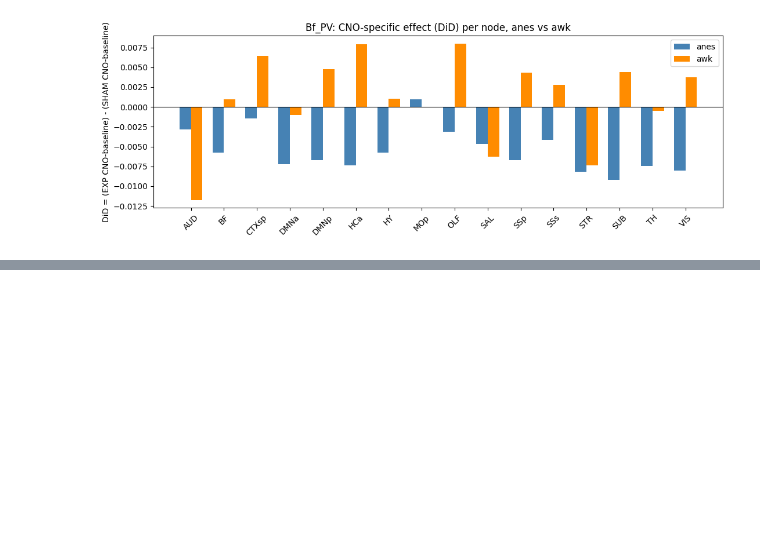
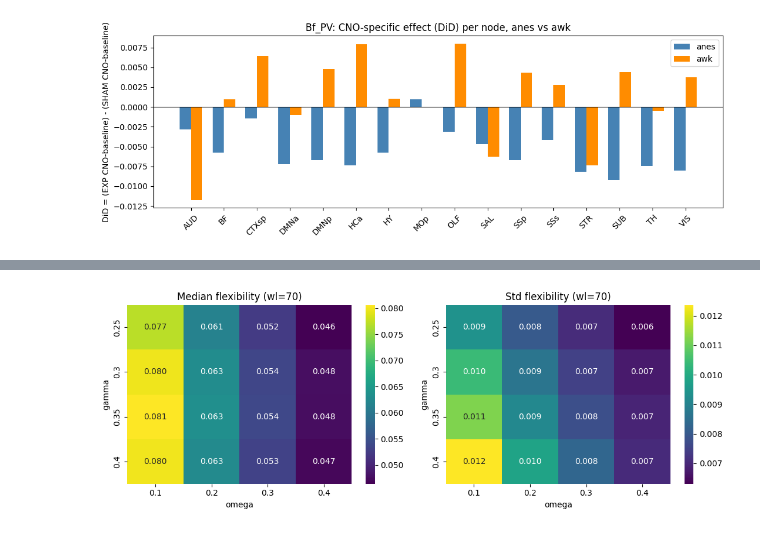
Before and after one commit to Lvcaa/mouse-fmri-dyncomm, a Jupyter notebook: scripts/06_t_tests.ipynb, the cells around one changed output, grey strips where cells are left out. Saved outputs shown, nothing was run; the diff lists cells and outputs as text; code cells hidden in the pictures; blank space fills up the shorter version.

```diff
--- a/scripts/06_t_tests.ipynb
+++ b/scripts/06_t_tests.ipynb
@@ -358,0 +909,15 @@ plt.show()
+# %%
+df70 = window_length_stats[70].copy()
+df70[["gamma", "omega"]] = df70["combo"].str.extract(r"gamma_([\d.]+)_omega_([\d.]+)").astype(float)
+fig, axes = plt.subplots(1, 2, figsize=(11, 4))
+
+sns.heatmap(df70.pivot_table(index="gamma", columns="omega", values="median"), annot=True, fmt=".3f", cmap="viridis", ax=axes[0])
+axes[0].set_title("Median flexibility (wl=70)")
+
+sns.heatmap(df70.pivot_table(index="gamma", columns="omega", values="std"), annot=True, fmt=".3f", cmap="viridis", ax=axes[1])
+axes[1].set_title("Std flexibility (wl=70)")
+
+plt.tight_layout()
+plt.show()
+# %% [output]
+[figure, added]
```
Also changed, not shown: parts of 51 cells of this notebook, 10 other files.
